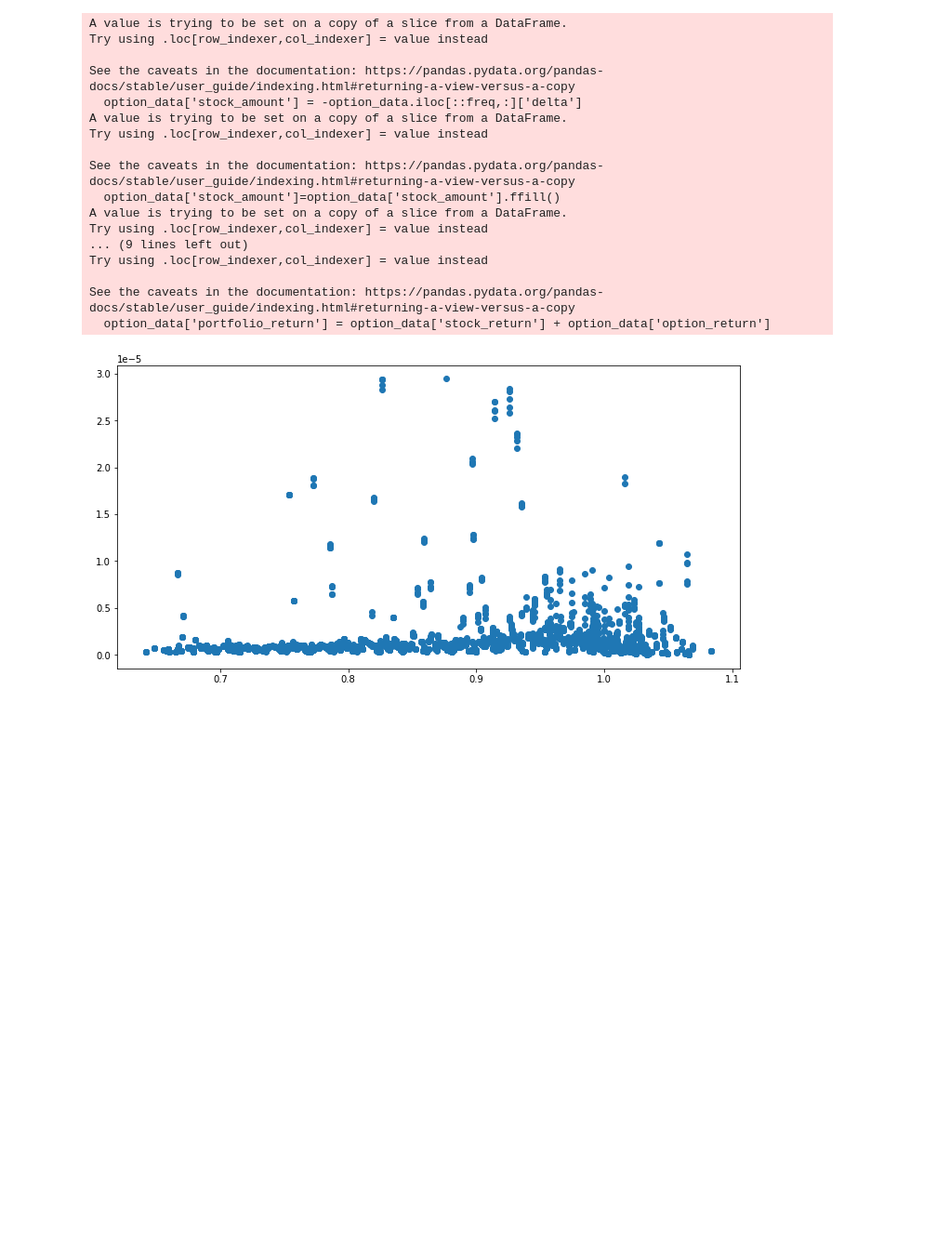
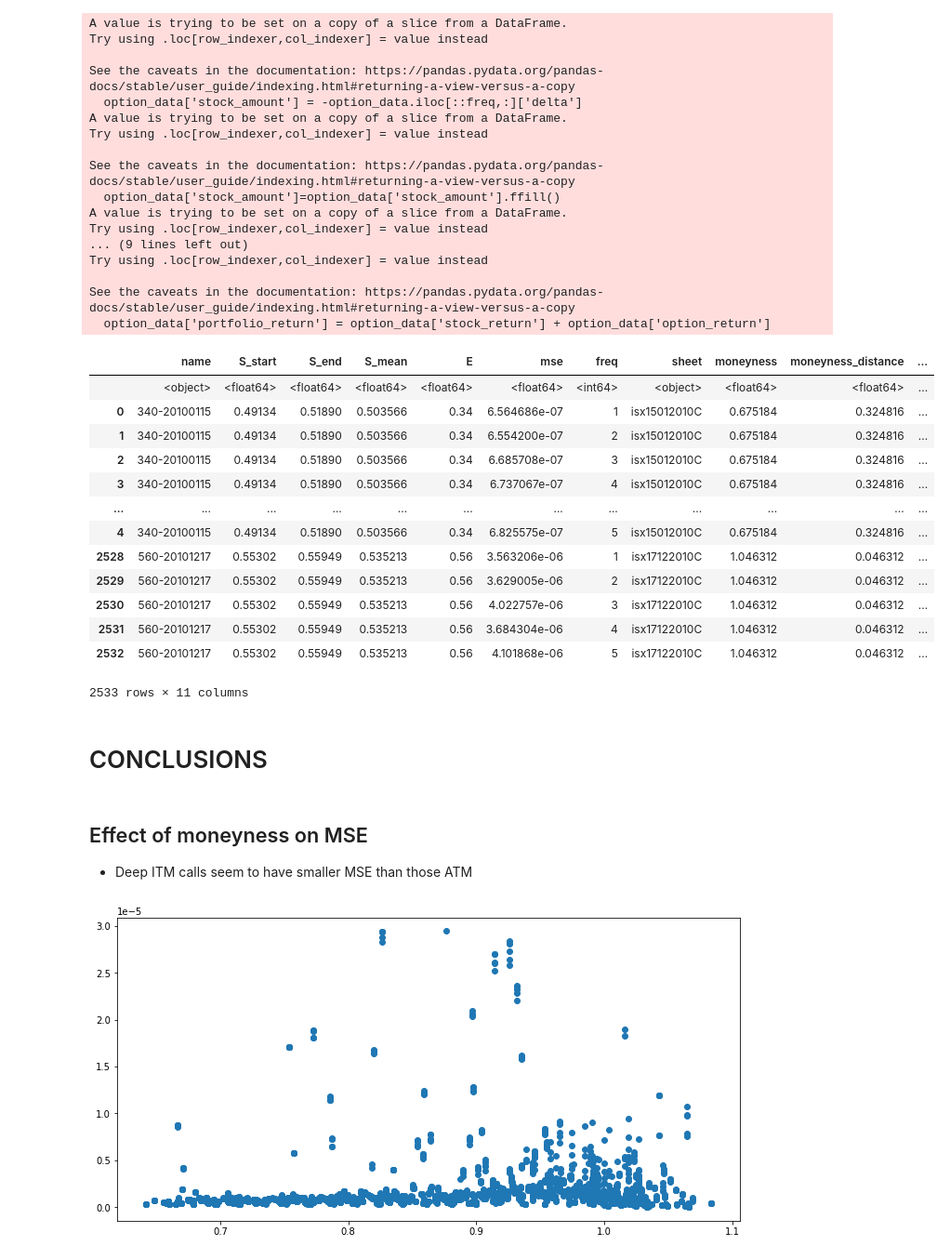
Before and after one commit to JuusoAsd/finaeng1, a Jupyter notebook: delta_all_sheets_v2.ipynb, the cells around one changed output. Shown at 93% size. Cells and saved outputs as stored; diff of their text form; code cells hidden in the pictures; blank space fills up the shorter version.

```diff
--- a/delta_all_sheets_v2.ipynb
+++ b/delta_all_sheets_v2.ipynb
@@ -145,4 +145,32 @@ Try using .loc[row_indexer,col_indexer] = value instead
 
 See the caveats in the documentation: https://pandas.pydata.org/pandas-docs/stable/user_guide/indexing.html#returning-a-view-versus-a-copy
   option_data['portfolio_return'] = option_data['stock_return'] + option_data['option_return']
+# %%
+obs_df = pd.DataFrame(observations, columns = ['name', 'S_start', 'S_end', 'S_mean', 'E', 'mse', 'freq', 'sheet'])
+obs_df = obs_df >> filter(f.mse < 3e-5)
+obs_df['moneyness'] = obs_df['E'] / obs_df['S_mean']
+obs_df['moneyness_distance'] = abs(obs_df['E'] / obs_df['S_mean'] - 1)
+
+obs_df['is_OTM'] = np.where(obs_df['moneyness'] - 1 >= 0, 1, 0)
+obs_df
+# %% [output]
+|  | name | S_start | S_end | S_mean | E | mse | freq | sheet | moneyness | moneyness_distance | ... |
+|  | <object> | <float64> | <float64> | <float64> | <float64> | <float64> | <int64> | <object> | <float64> | <float64> | ... |
+| 0 | 340-20100115 | 0.49134 | 0.51890 | 0.503566 | 0.34 | 6.564686e-07 | 1 | isx15012010C | 0.675184 | 0.324816 | ... |
+| 1 | 340-20100115 | 0.49134 | 0.51890 | 0.503566 | 0.34 | 6.554200e-07 | 2 | isx15012010C | 0.675184 | 0.324816 | ... |
+| 2 | 340-20100115 | 0.49134 | 0.51890 | 0.503566 | 0.34 | 6.685708e-07 | 3 | isx15012010C | 0.675184 | 0.324816 | ... |
+| 3 | 340-20100115 | 0.49134 | 0.51890 | 0.503566 | 0.34 | 6.737067e-07 | 4 | isx15012010C | 0.675184 | 0.324816 | ... |
+| ... | ... | ... | ... | ... | ... | ... | ... | ... | ... | ... | ... |
+| 4 | 340-20100115 | 0.49134 | 0.51890 | 0.503566 | 0.34 | 6.825575e-07 | 5 | isx15012010C | 0.675184 | 0.324816 | ... |
+| 2528 | 560-20101217 | 0.55302 | 0.55949 | 0.535213 | 0.56 | 3.563206e-06 | 1 | isx17122010C | 1.046312 | 0.046312 | ... |
+| 2529 | 560-20101217 | 0.55302 | 0.55949 | 0.535213 | 0.56 | 3.629005e-06 | 2 | isx17122010C | 1.046312 | 0.046312 | ... |
+| 2530 | 560-20101217 | 0.55302 | 0.55949 | 0.535213 | 0.56 | 4.022757e-06 | 3 | isx17122010C | 1.046312 | 0.046312 | ... |
+| 2531 | 560-20101217 | 0.55302 | 0.55949 | 0.535213 | 0.56 | 3.684304e-06 | 4 | isx17122010C | 1.046312 | 0.046312 | ... |
+| 2532 | 560-20101217 | 0.55302 | 0.55949 | 0.535213 | 0.56 | 4.101868e-06 | 5 | isx17122010C | 1.046312 | 0.046312 | ... |
+2533 rows × 11 columns
+# %% [markdown]
+# CONCLUSIONS
+# %% [markdown]
+## Effect of moneyness on MSE
+- Deep ITM calls seem to have smaller MSE than those ATM
 # %%
```
Also changed, not shown: parts of 6 cells of this notebook, 1 other file.
